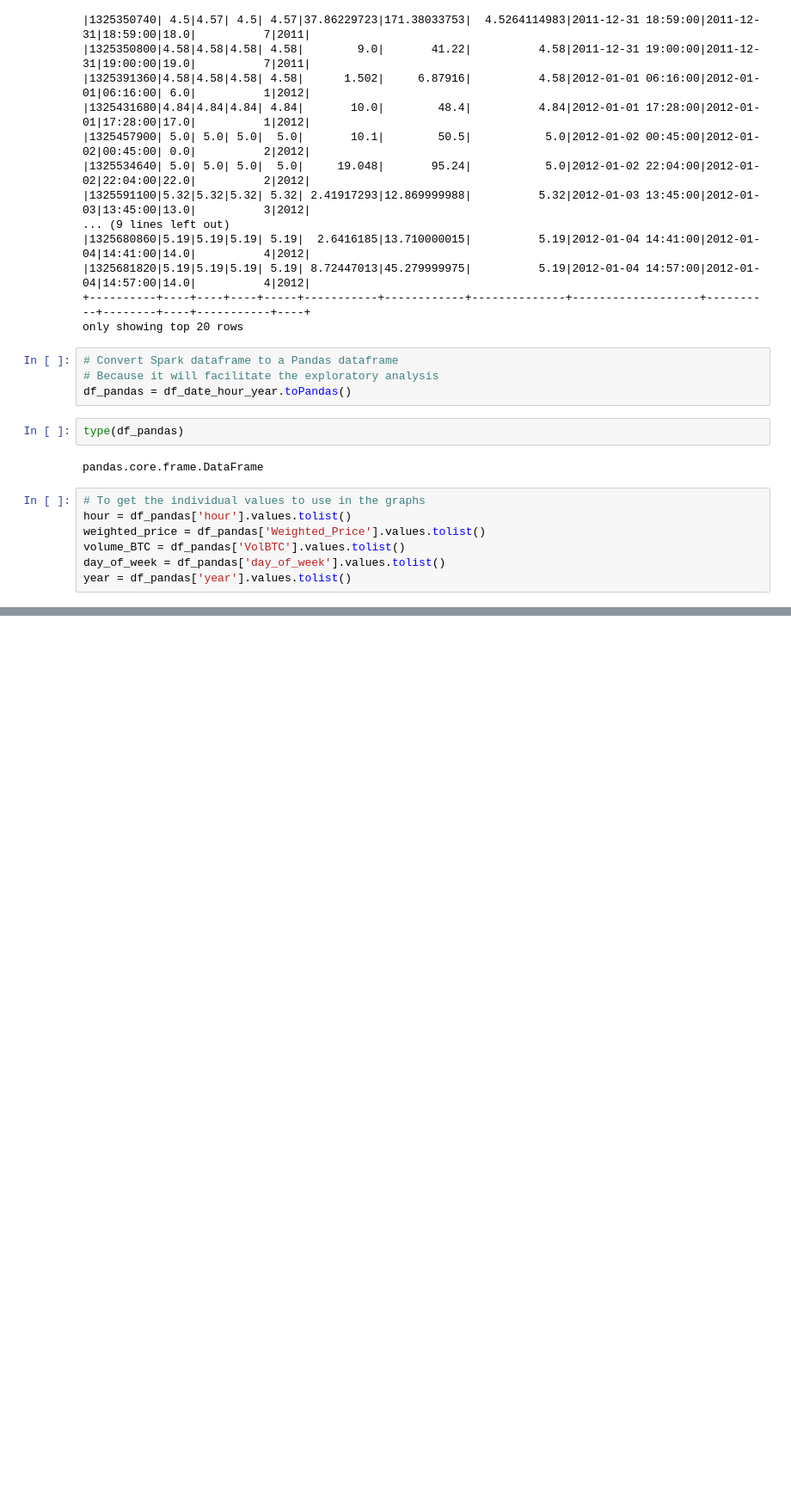
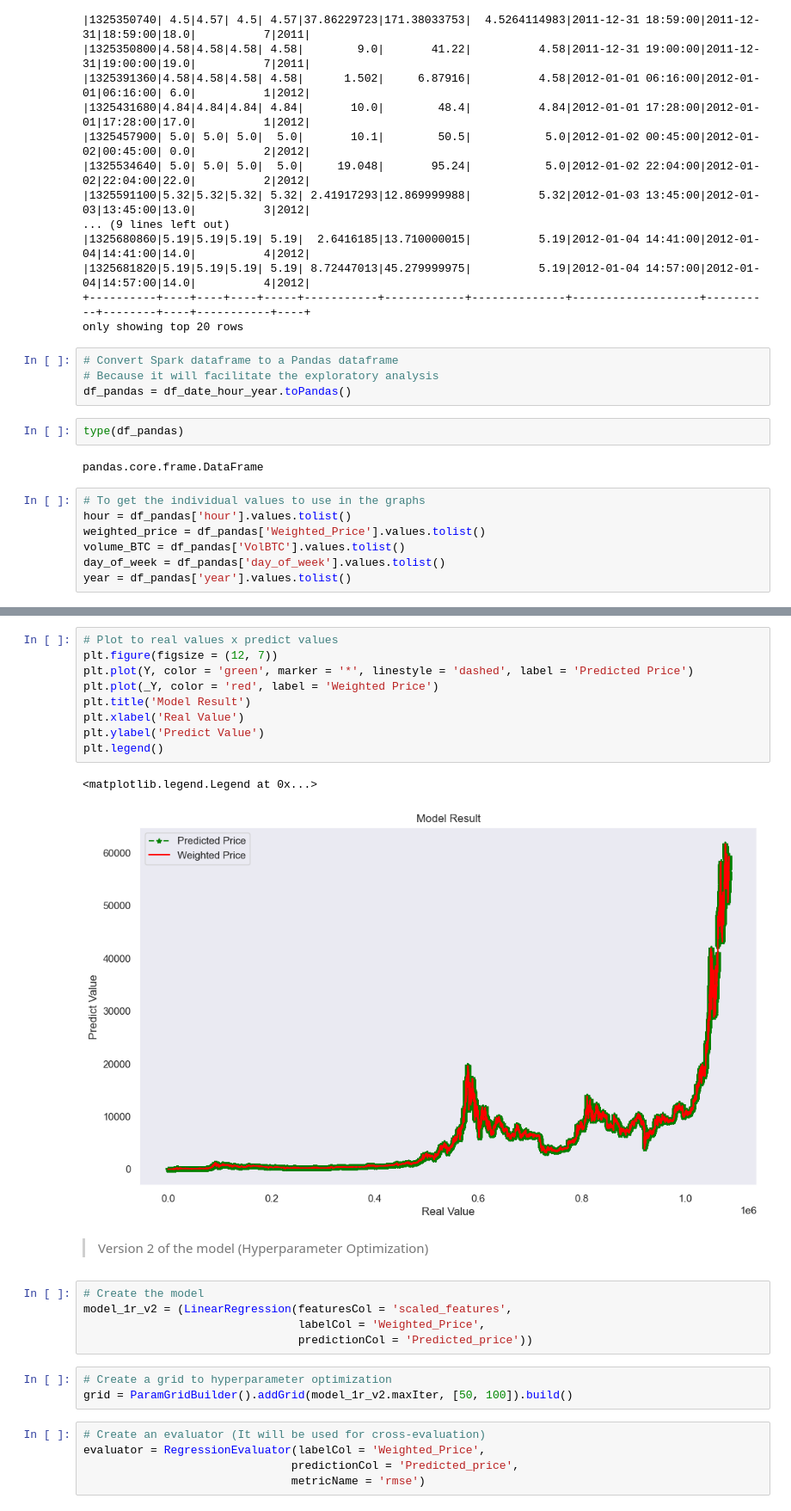
Before and after one commit to amorim-dev/DSA_Data-Science-Course, a Jupyter notebook: 2. big-data-real-time-analytics-with-python-and-spark/Ch11_data-processing-with-apache-spark/mini_project3.ipynb, the cells around one changed output, grey strips where cells are left out. Shown at 86% size. Drawn from its saved outputs; the diff is of its cells as text; blank space fills up the shorter version.

```diff
--- a/2. big-data-real-time-analytics-with-python-and-spark/Ch11_data-processing-with-apache-spark/mini_project3.ipynb
+++ b/2. big-data-real-time-analytics-with-python-and-spark/Ch11_data-processing-with-apache-spark/mini_project3.ipynb
@@ -554,0 +689,27 @@ only showing top 10 rows
+# %%
+# Plot to real values x predict values
+plt.figure(figsize = (12, 7))
+plt.plot(Y, color = 'green', marker = '*', linestyle = 'dashed', label = 'Predicted Price')
+plt.plot(_Y, color = 'red', label = 'Weighted Price')
+plt.title('Model Result')
+plt.xlabel('Real Value')
+plt.ylabel('Predict Value')
+plt.legend()
+# %% [output]
+<matplotlib.legend.Legend at 0x...>
+[figure, added]
+# %% [markdown]
+> Version 2 of the model (Hyperparameter Optimization)
+# %%
+# Create the model
+model_1r_v2 = (LinearRegression(featuresCol = 'scaled_features',
+                                labelCol = 'Weighted_Price',
+                                predictionCol = 'Predicted_price'))
+# %%
+# Create a grid to hyperparameter optimization
+grid = ParamGridBuilder().addGrid(model_1r_v2.maxIter, [50, 100]).build()
+# %%
+# Create an evaluator (It will be used for cross-evaluation)
+evaluator = RegressionEvaluator(labelCol = 'Weighted_Price',
+                               predictionCol = 'Predicted_price',
+                               metricName = 'rmse')
```
Also changed, not shown: parts of 73 cells of this notebook, 17 other files.
